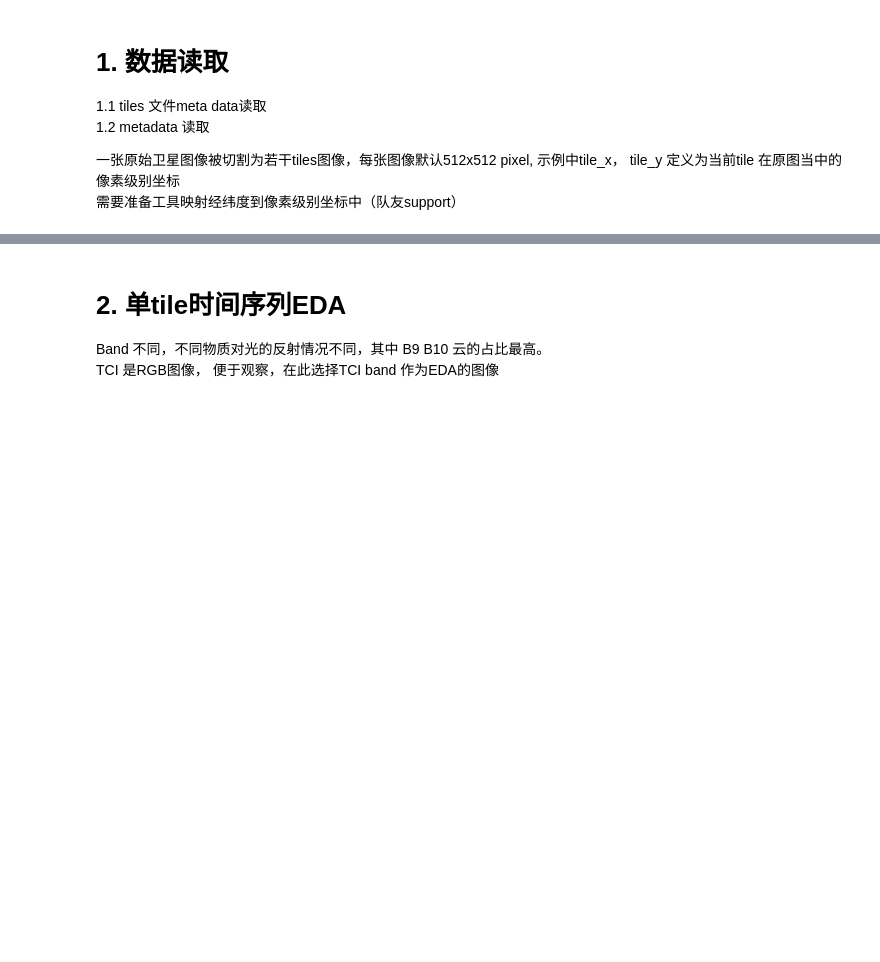
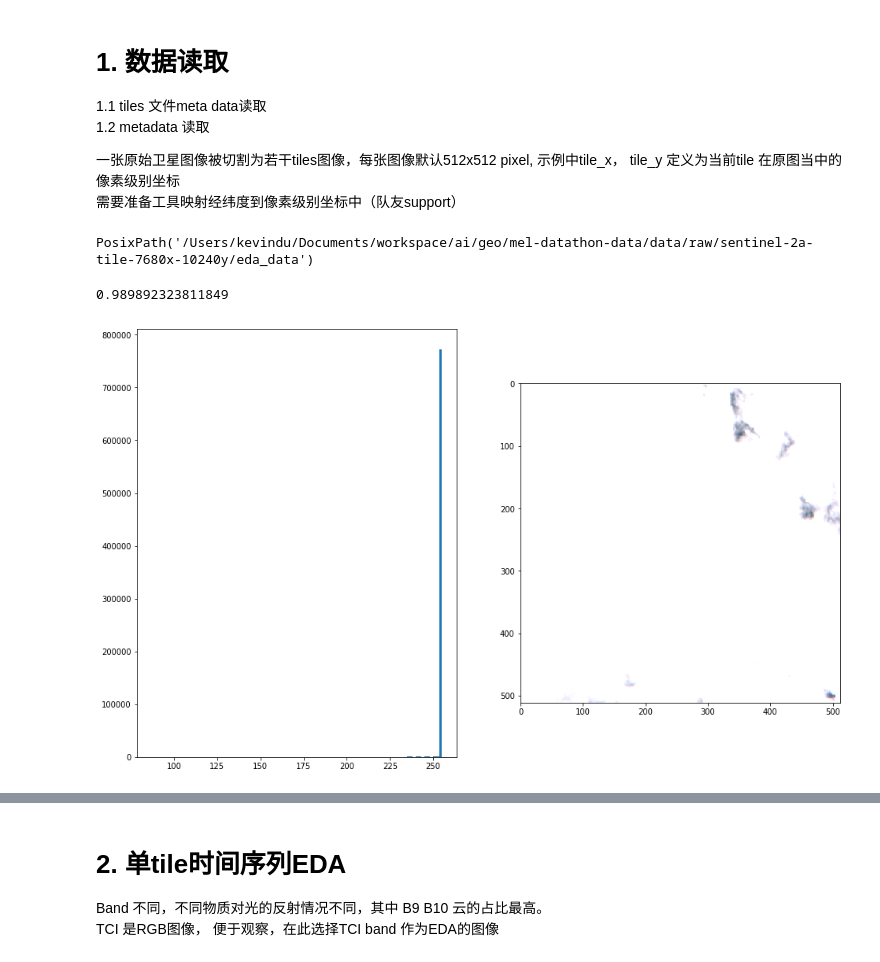
Before and after one commit to xiaochuan-du/mel-datathon-data, a Jupyter notebook: notebooks/EDA.ipynb, the cells around one changed output, grey strips where cells are left out. Cells and saved outputs as stored; diff of their text form; code cells hidden in the pictures; blank space fills up the shorter version.

Commit message:
cloud thred

```diff
--- a/notebooks/EDA.ipynb
+++ b/notebooks/EDA.ipynb
@@ -62,6 +62,10 @@ date_str = [
 file_info = pd.DataFrame({'IMG_FILE': files, 'SENSING_BAND': sensing_band_types, 'DATE_DT': date_str}).sort_values(['SENSING_BAND', 'DATE_DT'])
 # The assumption that is all sensing band image have save date range
 assert file_info.SENSING_BAND.value_counts().max() == file_info.SENSING_BAND.value_counts().min()
+# %%
+datadir / 'eda_data'
+# %% [output]
+PosixPath('/Users/kevindu/Documents/workspace/ai/geo/mel-datathon-data/data/raw/sentinel-2a-tile-7680x-10240y/eda_data')
 # %%
 from pandas.io.json import json_normalize
 
@@ -77,0 +84,17 @@ metadata = (
+# %%
+
+def plot(file_name, val_thred=230, ratio_thred=0.3):
+    _, axs = plt.subplots(nrows=1, ncols=2, figsize=(16, 10))
+    cloud_img1 = np.array(Image.open(file_name))
+    axs[0].hist(cloud_img1.flatten(), bins=100);
+    axs[1].imshow(Image.open(file_name));
+    total_px = reduce(lambda x, y: x*y, cloud_img1.shape, 1)
+    w_ratio = (cloud_img1 > val_thred).sum() / total_px
+    print(w_ratio)
+# %%
+EDA_DATA_ROOT = Path('/Users/kevindu/Documents/workspace/ai/geo/mel-datathon-data/data/raw/sentinel-2a-tile-7680x-10240y')
+# %%
+plot(EDA_DATA_ROOT / 'timeseries/7680-10240-TCI-2019-05-21.png')
+# %% [output]
+0.989892323811849
+[figure, added]
```
Also changed, not shown: parts of 4 cells of this notebook.
